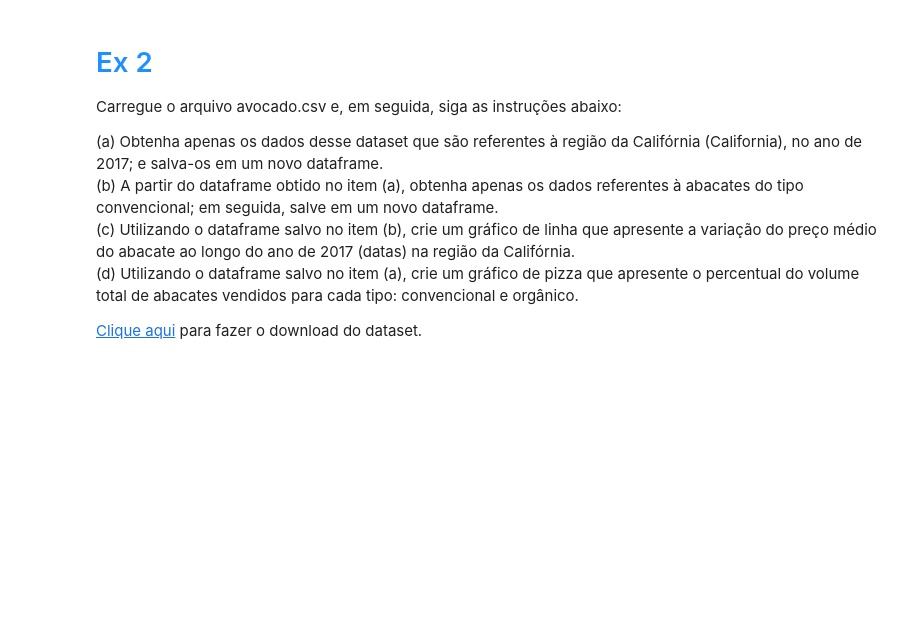
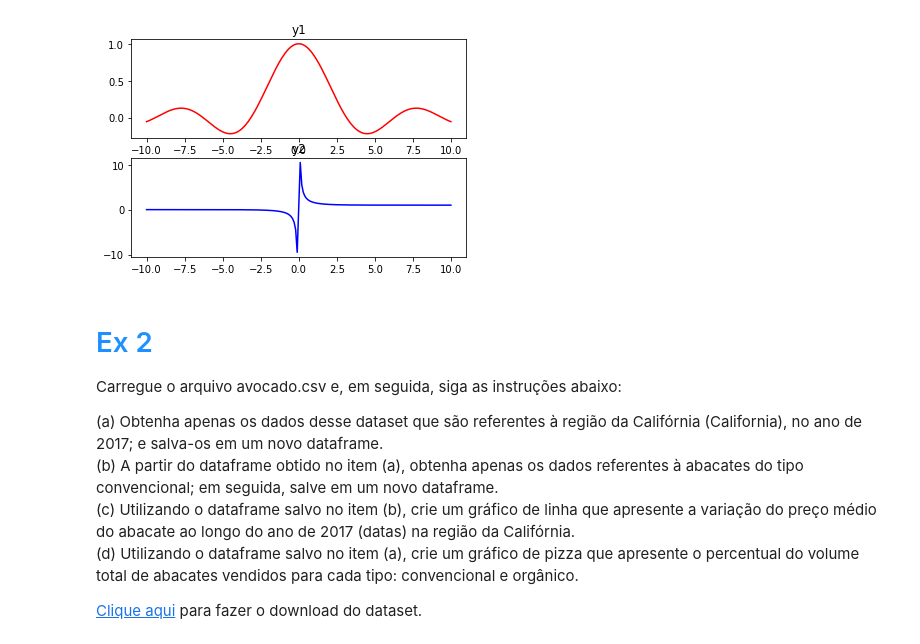
Before and after one commit to baiochi/LetsCode, a Jupyter notebook: Modulo 3 - Biblioteca e APIs/Exercícios/Matplotlib.ipynb, the cells around one changed output. Cells and saved outputs as stored; diff of their text form; code cells hidden in the pictures; blank space fills up the shorter version.

```diff
--- a/Modulo 3 - Biblioteca e APIs/Exercícios/Matplotlib.ipynb
+++ b/Modulo 3 - Biblioteca e APIs/Exercícios/Matplotlib.ipynb
@@ -6,6 +10,19 @@ y1 = sen(x) / x
 y2 = 1 / (1-e^(-x))
 
 Por fim, plot essas duas funções, em função do x, ambas em uma mesma figura, porém, em dois axes distintos (um abaixo do outro).
+# %%
+array = np.arange(-10,10.1,0.1)
+array = np.delete(array, 100)
+y1 = np.sin(array)/array
+y2 = 1 / ( 1 -  (np.e**(-array)) )
+
+fig, axs = plt.subplots(2)
+axs[0].set_title('y1')
+axs[0].plot(array, y1, color='red')
+axs[1].set_title('y2')
+axs[1].plot(array, y2, color='blue');
+# %% [output]
+[figure, added]
 # %% [markdown]
 # <span style='color:DodgerBlue'>Ex 2</span>
 Carregue o arquivo avocado.csv e, em seguida, siga as instruções abaixo:
```
Also changed, not shown: parts of 16 cells of this notebook.
